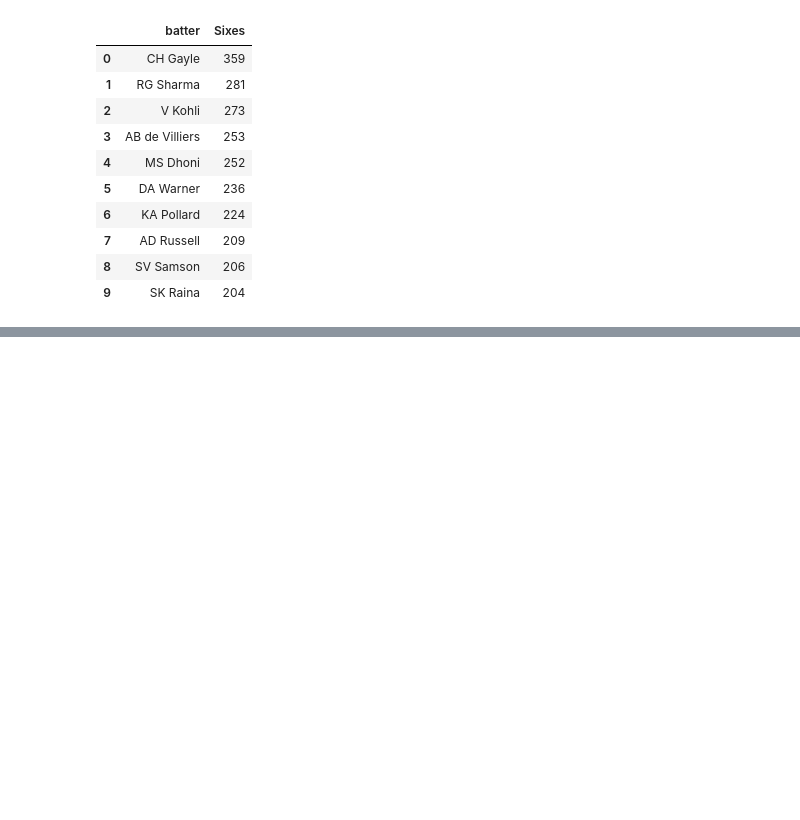
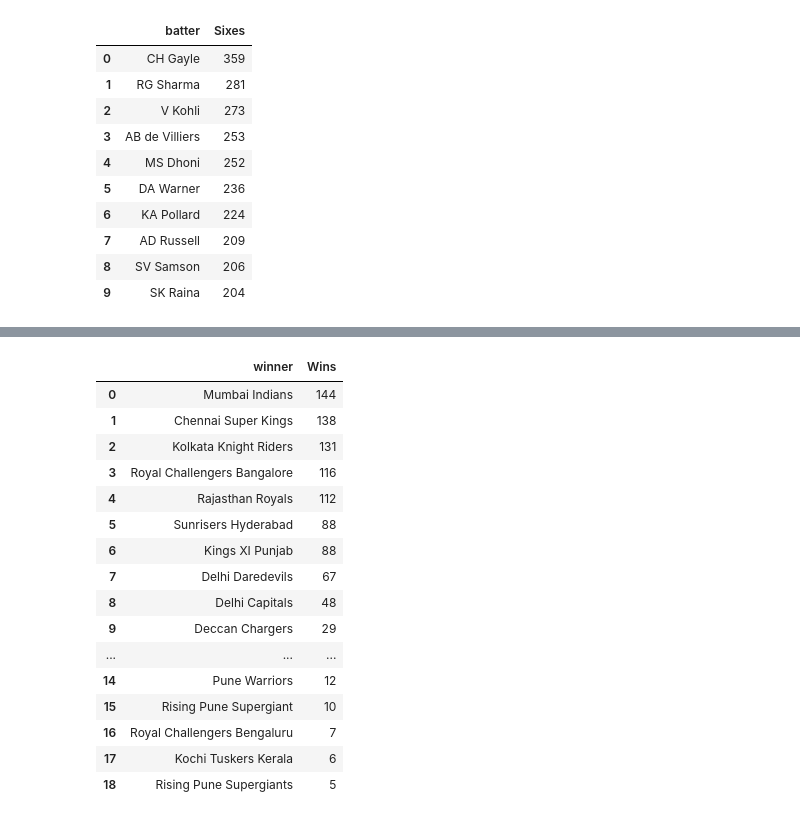
Before and after one commit to RonitKumar145/IPL-Analytics-Pipeline, a Jupyter notebook: notebooks/01_data_understanding.ipynb, the cells around one changed output, grey strips where cells are left out. Cells and saved outputs as stored; diff of their text form; code cells hidden in the pictures; blank space fills up the shorter version.

```diff
--- a/notebooks/01_data_understanding.ipynb
+++ b/notebooks/01_data_understanding.ipynb
@@ -424,0 +516,29 @@ ImportError: cannot import name 'strike_rate' from 'pipeline.analytics' (a:\proj
+# %%
+query = """
+SELECT winner,
+COUNT(*) AS Wins
+FROM matches
+WHERE winner IS NOT NULL
+GROUP BY winner
+ORDER BY Wins DESC;
+"""
+
+run_query(query)
+# %% [output]
+|  | winner | Wins |
+| 0 | Mumbai Indians | 144 |
+| 1 | Chennai Super Kings | 138 |
+| 2 | Kolkata Knight Riders | 131 |
+| 3 | Royal Challengers Bangalore | 116 |
+| 4 | Rajasthan Royals | 112 |
+| 5 | Sunrisers Hyderabad | 88 |
+| 6 | Kings XI Punjab | 88 |
+| 7 | Delhi Daredevils | 67 |
+| 8 | Delhi Capitals | 48 |
+| 9 | Deccan Chargers | 29 |
+| ... | ... | ... |
+| 14 | Pune Warriors | 12 |
+| 15 | Rising Pune Supergiant | 10 |
+| 16 | Royal Challengers Bengaluru | 7 |
+| 17 | Kochi Tuskers Kerala | 6 |
+| 18 | Rising Pune Supergiants | 5 |
```
Also changed, not shown: parts of 15 cells of this notebook.
